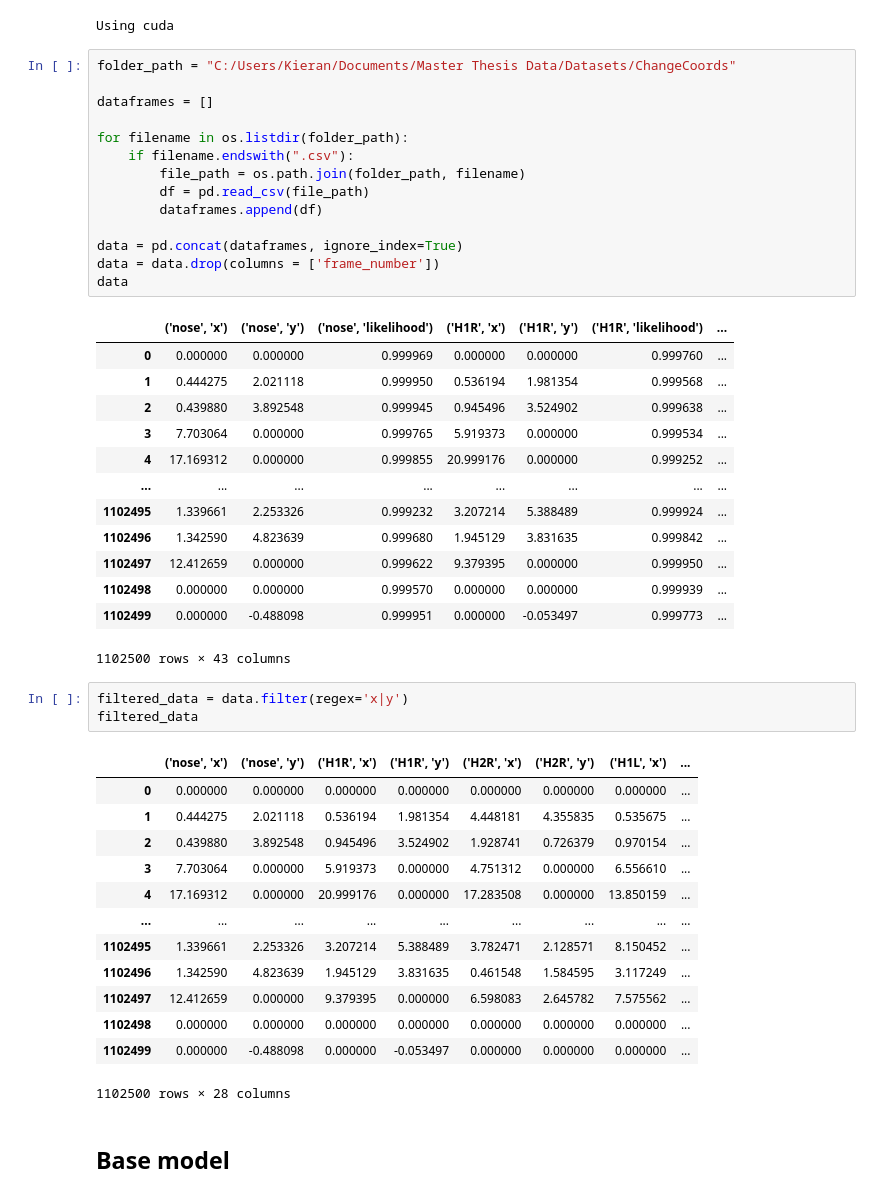
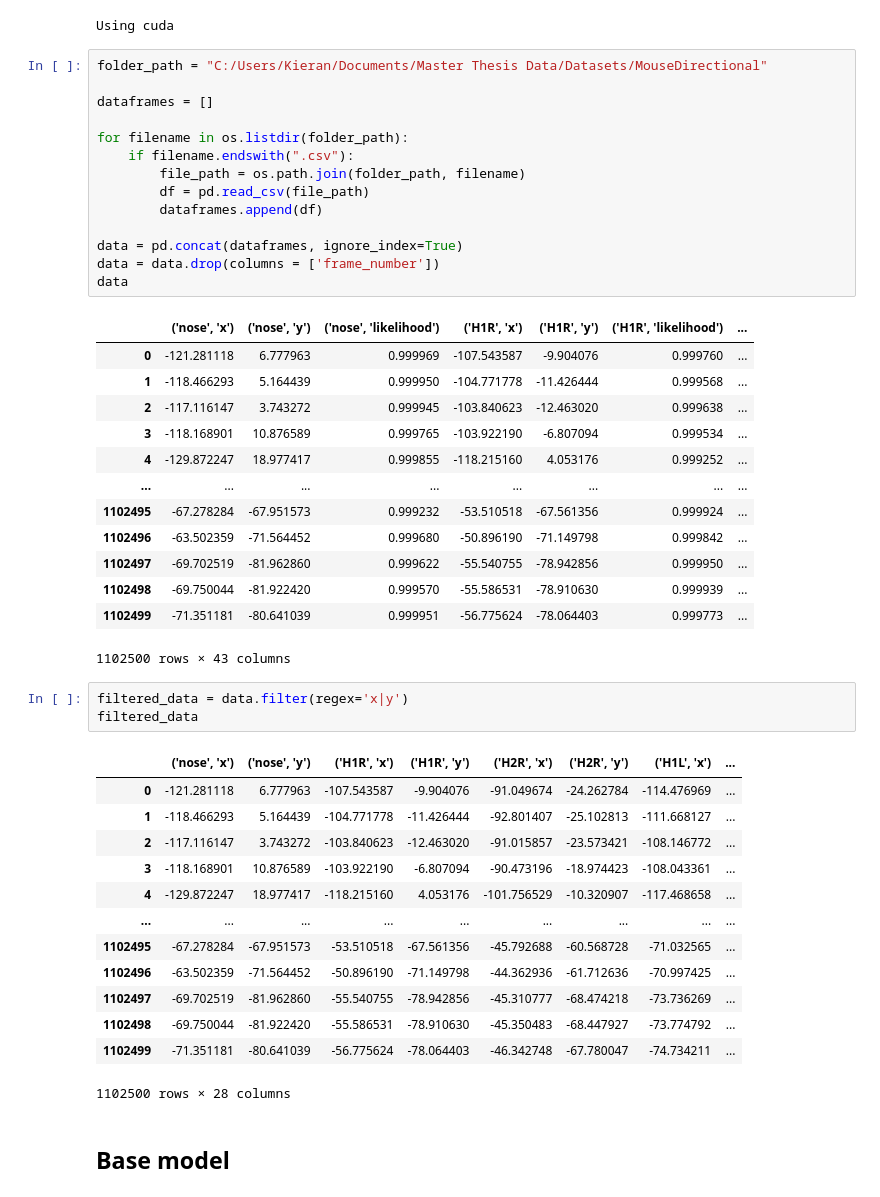
Before and after one commit to kierancarrigg/Master-Thesis, a Jupyter notebook: Notebooks/Base model.ipynb, the cells around one changed output. Cells and saved outputs as stored; diff of their text form.

```diff
--- a/Notebooks/Base model.ipynb
+++ b/Notebooks/Base model.ipynb
@@ -20,49 +20,49 @@ print("Using", device)
 # %% [output]
 Using cuda
 # %%
-folder_path = "C:/Users/Kieran/Documents/Master Thesis Data/Datasets/ChangeCoords"
+folder_path = "C:/Users/Kieran/Documents/Master Thesis Data/Datasets/MouseDirectional"
 
 dataframes = []
 
 for filename in os.listdir(folder_path):
     if filename.endswith(".csv"):
         file_path = os.path.join(folder_path, filename)
         df = pd.read_csv(file_path)
         dataframes.append(df)
 
 data = pd.concat(dataframes, ignore_index=True)
 data = data.drop(columns = ['frame_number'])
 data
 # %% [output]
 |  | ('nose', 'x') | ('nose', 'y') | ('nose', 'likelihood') | ('H1R', 'x') | ('H1R', 'y') | ('H1R', 'likelihood') | ... |
-| 0 | 0.000000 | 0.000000 | 0.999969 | 0.000000 | 0.000000 | 0.999760 | ... |
-| 1 | 0.444275 | 2.021118 | 0.999950 | 0.536194 | 1.981354 | 0.999568 | ... |
-| 2 | 0.439880 | 3.892548 | 0.999945 | 0.945496 | 3.524902 | 0.999638 | ... |
-| 3 | 7.703064 | 0.000000 | 0.999765 | 5.919373 | 0.000000 | 0.999534 | ... |
-| 4 | 17.169312 | 0.000000 | 0.999855 | 20.999176 | 0.000000 | 0.999252 | ... |
+| 0 | -121.281118 | 6.777963 | 0.999969 | -107.543587 | -9.904076 | 0.999760 | ... |
+| 1 | -118.466293 | 5.164439 | 0.999950 | -104.771778 | -11.426444 | 0.999568 | ... |
+| 2 | -117.116147 | 3.743272 | 0.999945 | -103.840623 | -12.463020 | 0.999638 | ... |
+| 3 | -118.168901 | 10.876589 | 0.999765 | -103.922190 | -6.807094 | 0.999534 | ... |
+| 4 | -129.872247 | 18.977417 | 0.999855 | -118.215160 | 4.053176 | 0.999252 | ... |
 | ... | ... | ... | ... | ... | ... | ... | ... |
-| 1102495 | 1.339661 | 2.253326 | 0.999232 | 3.207214 | 5.388489 | 0.999924 | ... |
-| 1102496 | 1.342590 | 4.823639 | 0.999680 | 1.945129 | 3.831635 | 0.999842 | ... |
-| 1102497 | 12.412659 | 0.000000 | 0.999622 | 9.379395 | 0.000000 | 0.999950 | ... |
-| 1102498 | 0.000000 | 0.000000 | 0.999570 | 0.000000 | 0.000000 | 0.999939 | ... |
-| 1102499 | 0.000000 | -0.488098 | 0.999951 | 0.000000 | -0.053497 | 0.999773 | ... |
+| 1102495 | -67.278284 | -67.951573 | 0.999232 | -53.510518 | -67.561356 | 0.999924 | ... |
+| 1102496 | -63.502359 | -71.564452 | 0.999680 | -50.896190 | -71.149798 | 0.999842 | ... |
+| 1102497 | -69.702519 | -81.962860 | 0.999622 | -55.540755 | -78.942856 | 0.999950 | ... |
+| 1102498 | -69.750044 | -81.922420 | 0.999570 | -55.586531 | -78.910630 | 0.999939 | ... |
+| 1102499 | -71.351181 | -80.641039 | 0.999951 | -56.775624 | -78.064403 | 0.999773 | ... |
 1102500 rows × 43 columns
 # %%
 filtered_data = data.filter(regex='x|y')
 filtered_data
 # %% [output]
 |  | ('nose', 'x') | ('nose', 'y') | ('H1R', 'x') | ('H1R', 'y') | ('H2R', 'x') | ('H2R', 'y') | ('H1L', 'x') | ... |
-| 0 | 0.000000 | 0.000000 | 0.000000 | 0.000000 | 0.000000 | 0.000000 | 0.000000 | ... |
-| 1 | 0.444275 | 2.021118 | 0.536194 | 1.981354 | 4.448181 | 4.355835 | 0.535675 | ... |
-| 2 | 0.439880 | 3.892548 | 0.945496 | 3.524902 | 1.928741 | 0.726379 | 0.970154 | ... |
-| 3 | 7.703064 | 0.000000 | 5.919373 | 0.000000 | 4.751312 | 0.000000 | 6.556610 | ... |
-| 4 | 17.169312 | 0.000000 | 20.999176 | 0.000000 | 17.283508 | 0.000000 | 13.850159 | ... |
+| 0 | -121.281118 | 6.777963 | -107.543587 | -9.904076 | -91.049674 | -24.262784 | -114.476969 | ... |
+| 1 | -118.466293 | 5.164439 | -104.771778 | -11.426444 | -92.801407 | -25.102813 | -111.668127 | ... |
+| 2 | -117.116147 | 3.743272 | -103.840623 | -12.463020 | -91.015857 | -23.573421 | -108.146772 | ... |
+| 3 | -118.168901 | 10.876589 | -103.922190 | -6.807094 | -90.473196 | -18.974423 | -108.043361 | ... |
+| 4 | -129.872247 | 18.977417 | -118.215160 | 4.053176 | -101.756529 | -10.320907 | -117.468658 | ... |
 | ... | ... | ... | ... | ... | ... | ... | ... | ... |
-| 1102495 | 1.339661 | 2.253326 | 3.207214 | 5.388489 | 3.782471 | 2.128571 | 8.150452 | ... |
-| 1102496 | 1.342590 | 4.823639 | 1.945129 | 3.831635 | 0.461548 | 1.584595 | 3.117249 | ... |
-| 1102497 | 12.412659 | 0.000000 | 9.379395 | 0.000000 | 6.598083 | 2.645782 | 7.575562 | ... |
-| 1102498 | 0.000000 | 0.000000 | 0.000000 | 0.000000 | 0.000000 | 0.000000 | 0.000000 | ... |
-| 1102499 | 0.000000 | -0.488098 | 0.000000 | -0.053497 | 0.000000 | 0.000000 | 0.000000 | ... |
+| 1102495 | -67.278284 | -67.951573 | -53.510518 | -67.561356 | -45.792688 | -60.568728 | -71.032565 | ... |
+| 1102496 | -63.502359 | -71.564452 | -50.896190 | -71.149798 | -44.362936 | -61.712636 | -70.997425 | ... |
+| 1102497 | -69.702519 | -81.962860 | -55.540755 | -78.942856 | -45.310777 | -68.474218 | -73.736269 | ... |
+| 1102498 | -69.750044 | -81.922420 | -55.586531 | -78.910630 | -45.350483 | -68.447927 | -73.774792 | ... |
+| 1102499 | -71.351181 | -80.641039 | -56.775624 | -78.064403 | -46.342748 | -67.780047 | -74.734211 | ... |
 1102500 rows × 28 columns
 # %% [markdown]
 ## Base model
```
Also changed, not shown: parts of 13 cells of this notebook, 1 other file.
